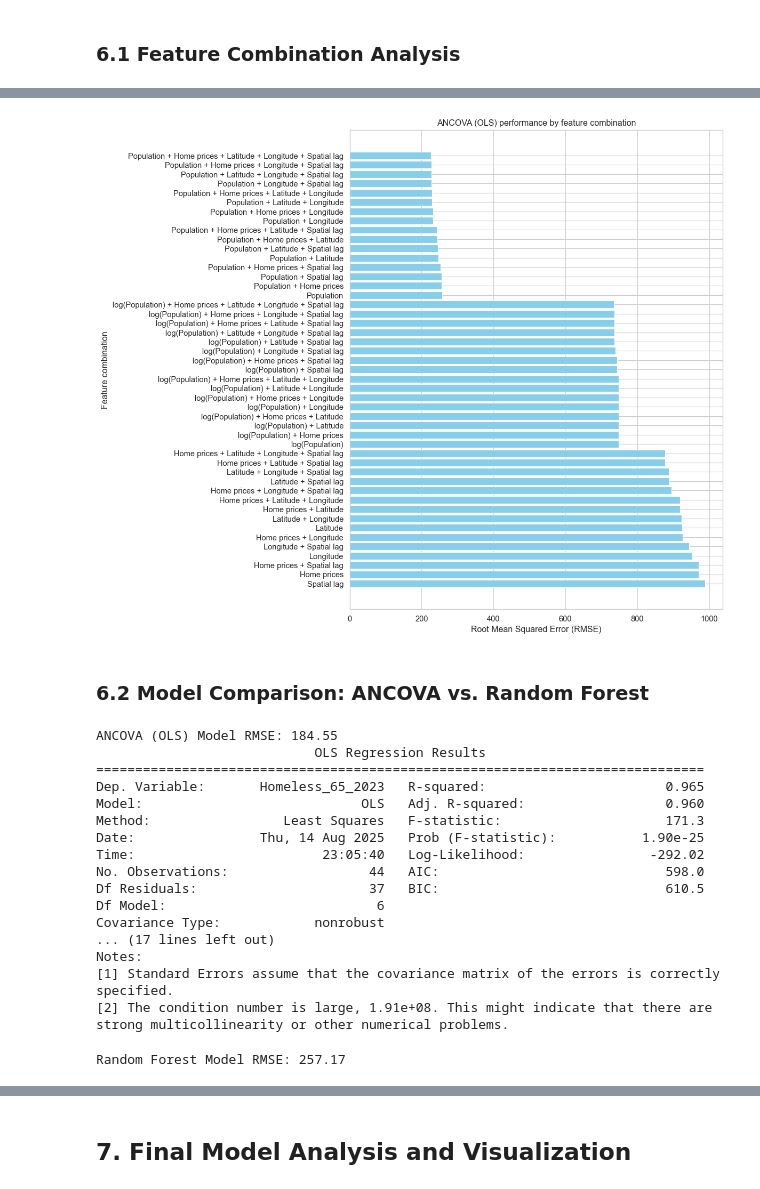
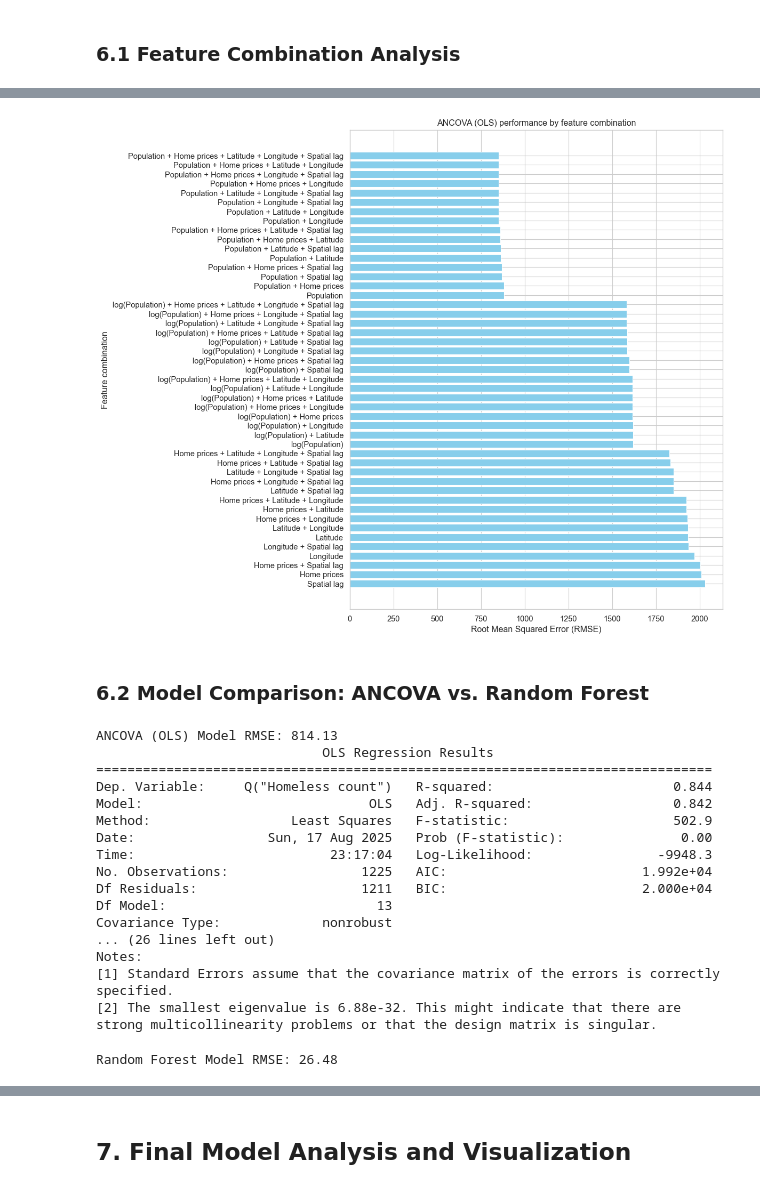
Before and after one commit to igoumiri/homelessness, a Jupyter notebook: paper.ipynb, the cells around one changed output, grey strips where cells are left out. Saved outputs shown, nothing was run; the diff lists cells and outputs as text; code cells hidden in the pictures.

```diff
--- a/paper.ipynb
+++ b/paper.ipynb
@@ -280,12 +328,14 @@ final_df
 ## 6. Modeling and Evaluation (Paper Section 2.3)
 # %%
 # Define features and target
-TARGET = 'Homeless_65_2023'
+TARGET = 'Homeless count'
 FEATURES = ['Population', 'log(Population)', 'Home prices', 'Latitude', 'Longitude', 'Spatial lag']
 X = final_df[FEATURES]
 y = final_df[TARGET]
 # %% [markdown]
 ### 6.1 Feature Combination Analysis
+# %%
+X = pd.get_dummies(final_df, columns=['Age'], prefix='Age')
 # %%
 rmse_results = {}
 for i in range(1, len(FEATURES) + 1):
@@ -293,7 +343,7 @@ for i in range(1, len(FEATURES) + 1):
         if 'Population' in combo and 'log(Population)' in combo:
             continue
         combo_list = list(combo)
-        X_combo = X[combo_list]
+        X_combo = X[combo_list+['Year']+[f'Age_{group}' for group in final_df.Age.unique()]]
 
         # X_train, X_test, y_train, y_test = train_test_split(X_combo, y, test_size=0.3, random_state=42)
         X_train, X_test, y_train, y_test = X_combo, X_combo, y, y
@@ -321,39 +396,39 @@ plt.show()
 # %%
 import statsmodels.formula.api as smf
 
-rmse_results = {}
+ancova_rmse_results = {}
 for i in range(1, len(FEATURES) + 1):
     for combo in combinations(FEATURES, i):
         if 'Population' in combo and 'log(Population)' in combo:
             continue
         combo_list = list(combo)
-        X_combo = X[combo_list]
+        X_combo = final_df[combo_list+['Year', 'Age']]
 
         # X_train, X_test, y_train, y_test = train_test_split(X_combo, y, test_size=0.3, random_state=42)
         X_train, X_test, y_train, y_test = X_combo, X_combo, y, y
 
         # model = sm.OLS(y_train, sm.add_constant(X_train)).fit()
-        formula = f'Homeless_65_2023 ~ {' + '.join([f'Q("{feature}")' for feature in combo])}'
+        formula = f'Q("Homeless count") ~ Year + C(Age) + {' + '.join([f'Q("{feature}")' for feature in combo])}'
         model = smf.ols(formula, data=final_df).fit()
 
         # preds = model.predict(sm.add_constant(X_test))
         preds = model.predict(X_test)
         rmse = np.sqrt(mean_squared_error(y_test, preds))
-        rmse_results[combo] = rmse
+        ancova_rmse_results[combo] = rmse
 # %%
-# Plotting RMSE results
+# Plotting ANCOVA RMSE results
 plt.figure(figsize=(12, 10))
-sorted_results = sorted(rmse_results.items(), key=lambda item: item[1], reverse=True)
+sorted_results = sorted(ancova_rmse_results.items(), key=lambda item: item[1], reverse=True)
 combo_labels = [' + '.join(c) for c, _ in sorted_results]
 rmse_values = [r for _, r in sorted_results]
 plt.barh(combo_labels, rmse_values, color='skyblue')
 plt.xlabel('Root Mean Squared Error (RMSE)')
 plt.ylabel('Feature combination')
 plt.title('ANCOVA (OLS) performance by feature combination')
 plt.tight_layout()
 plt.show()
 # %% [output]
-[figure, old version]
+[figure, new version]
 # %% [markdown]
 ### 6.2 Model Comparison: ANCOVA vs. Random Forest
 # %%
@@ -361,38 +436,42 @@ plt.show()
 X_train, X_test, y_train, y_test = X, X, y, y
 # %%
 # ANCOVA (OLS Linear Model)
-ols_model = sm.OLS(y_train, sm.add_constant(X_train)).fit()
-ols_preds = ols_model.predict(sm.add_constant(X_test))
+# ols_model = sm.OLS(y_train, sm.add_constant(X_train)).fit()
+# ols_preds = ols_model.predict(sm.add_constant(X_test))
+formula = f'Q("Homeless count") ~ Year + C(Age) + {' + '.join([f'Q("{feature}")' for feature in FEATURES])}'
+ols_model = smf.ols(formula, data=final_df).fit()
+ols_preds = ols_model.predict(final_df)
 ols_rmse = np.sqrt(mean_squared_error(y_test, ols_preds))
 print(f"\nANCOVA (OLS) Model RMSE: {ols_rmse:.2f}")
 print(ols_model.summary())
 # %% [output]
-ANCOVA (OLS) Model RMSE: 184.55
-                            OLS Regression Results
-==============================================================================
-Dep. Variable:       Homeless_65_2023   R-squared:                       0.965
-Model:                            OLS   Adj. R-squared:                  0.960
-Method:                 Least Squares   F-statistic:                     171.3
-Date:                Thu, 14 Aug 2025   Prob (F-statistic):           1.90e-25
-Time:                        23:05:40   Log-Likelihood:                -292.02
-No. Observations:                  44   AIC:                             598.0
-Df Residuals:                      37   BIC:                             610.5
-Df Model:                           6
-Covariance Type:            nonrobust
-... (17 lines left out)
+ANCOVA (OLS) Model RMSE: 814.13
+                             OLS Regression Results
+===============================================================================
+Dep. Variable:     Q("Homeless count")   R-squared:                       0.844
+Model:                             OLS   Adj. R-squared:                  0.842
+Method:                  Least Squares   F-statistic:                     502.9
+Date:                 Sun, 17 Aug 2025   Prob (F-statistic):               0.00
+Time:                         23:17:04   Log-Likelihood:                -9948.3
+No. Observations:                 1225   AIC:                         1.992e+04
+Df Residuals:                     1211   BIC:                         2.000e+04
+Df Model:                           13
+Covariance Type:             nonrobust
+... (26 lines left out)
 Notes:
 [1] Standard Errors assume that the covariance matrix of the errors is correctly specified.
-[2] The condition number is large, 1.91e+08. This might indicate that there are
-strong multicollinearity or other numerical problems.
+[2] The smallest eigenvalue is 6.88e-32. This might indicate that there are
+strong multicollinearity problems or that the design matrix is singular.
 # %%
 # Random Forest
 rf_model = RandomForestRegressor(n_estimators=100, random_state=42)
-rf_model.fit(X_train, y_train)
-rf_preds = rf_model.predict(X_test)
+# rf_model.fit(X_train.drop(columns=['CoC_Name']), y_train)
+rf_model.fit(X_train.set_index('CoC_Name'), y_train)
+rf_preds = rf_model.predict(X_test.drop(columns=['CoC_Name']))
 rf_rmse = np.sqrt(mean_squared_error(y_test, rf_preds))
 print(f"Random Forest Model RMSE: {rf_rmse:.2f}")
 # %% [output]
-Random Forest Model RMSE: 257.17
+Random Forest Model RMSE: 26.48
 # %%
 # Comparison Plot
 plt.figure(figsize=(8, 6))
```
Also changed, not shown: parts of 25 cells of this notebook.
